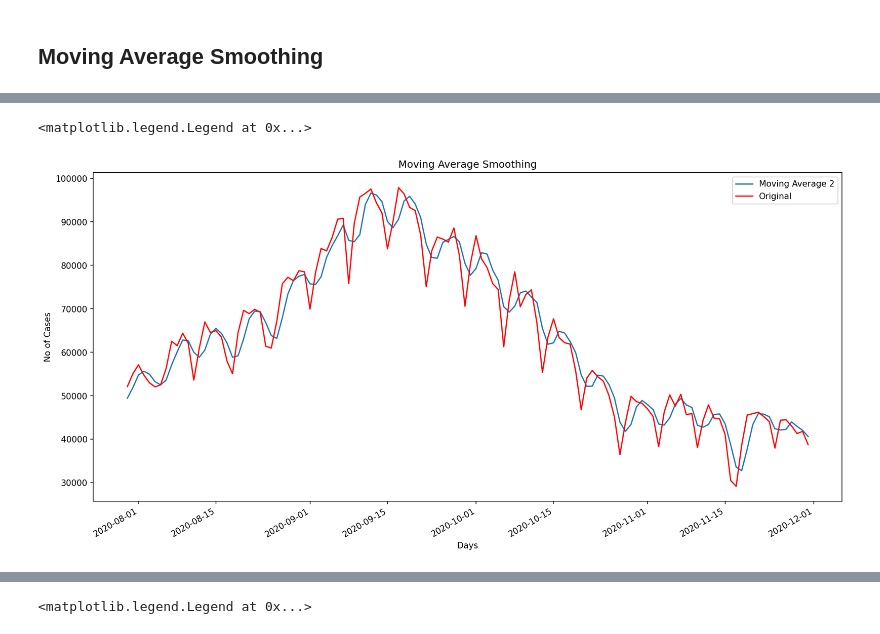
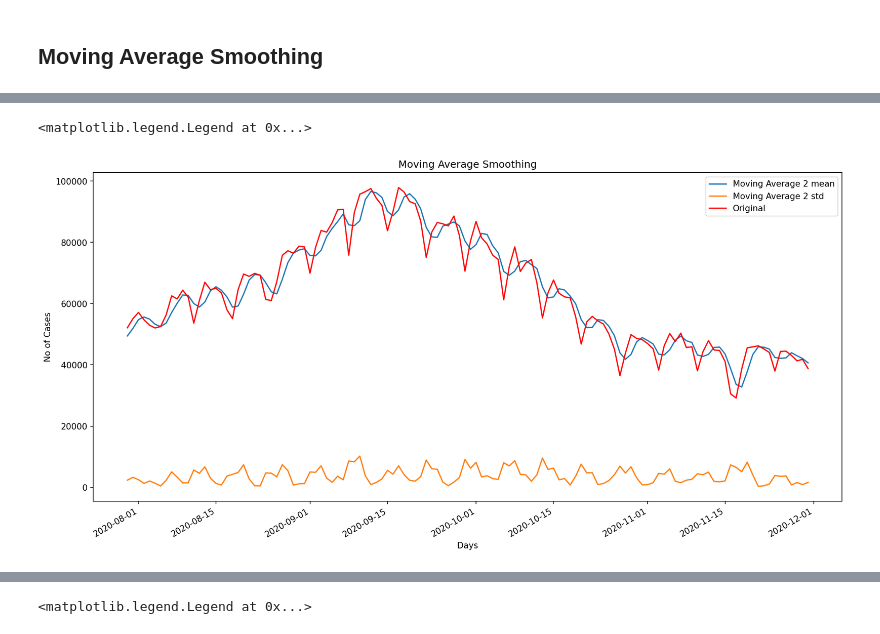
Before and after one commit to dharaneishvc/Time-Series-Covid-19-India, a Jupyter notebook: Covid19-India-Analysis.ipynb, the cells around one changed output, grey strips where cells are left out. Saved outputs shown, nothing was run; the diff lists cells and outputs as text; code cells hidden in the pictures.

```diff
--- a/Covid19-India-Analysis.ipynb
+++ b/Covid19-India-Analysis.ipynb
@@ -678,15 +736,17 @@ plt.show()
 # %%
 plt.figure(figsize=(16, 8), dpi=150)
 x = pd.date_range(start='30/Jul/2020', end='30/Nov/2020', freq='D')
 
 y = tsd['Confirmed'].rolling(window=3).mean()['30/Jul/2020':'30/Nov/2020']
-plt.plot(x, y, label="Moving Average 2")
+plt.plot(x, y, label="Moving Average 2 mean")
+y = tsd['Confirmed'].rolling(window=3).std()['30/Jul/2020':'30/Nov/2020']
+plt.plot(x, y, label="Moving Average 2 std")
 tsd['Confirmed']['30/Jul/2020':'30/Nov/2020'].plot(color='Red', label="Original")
 
 plt.title("Moving Average Smoothing")
 plt.xlabel('Days')
 plt.ylabel('No of Cases')
 plt.legend()
 # %% [output]
 <matplotlib.legend.Legend at 0x...>
-[figure, old version]
+[figure, new version]
```
Also changed, not shown: parts of 9 cells of this notebook.
